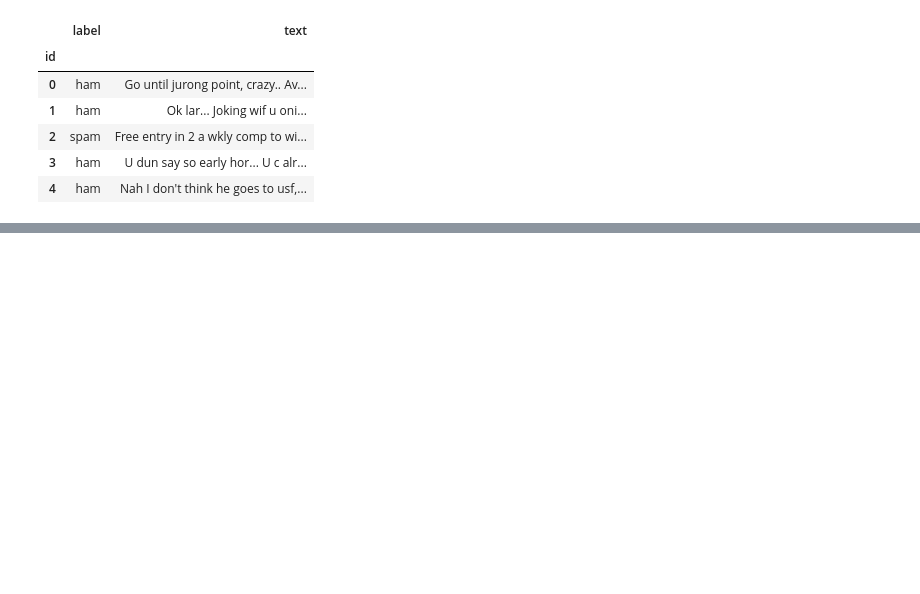
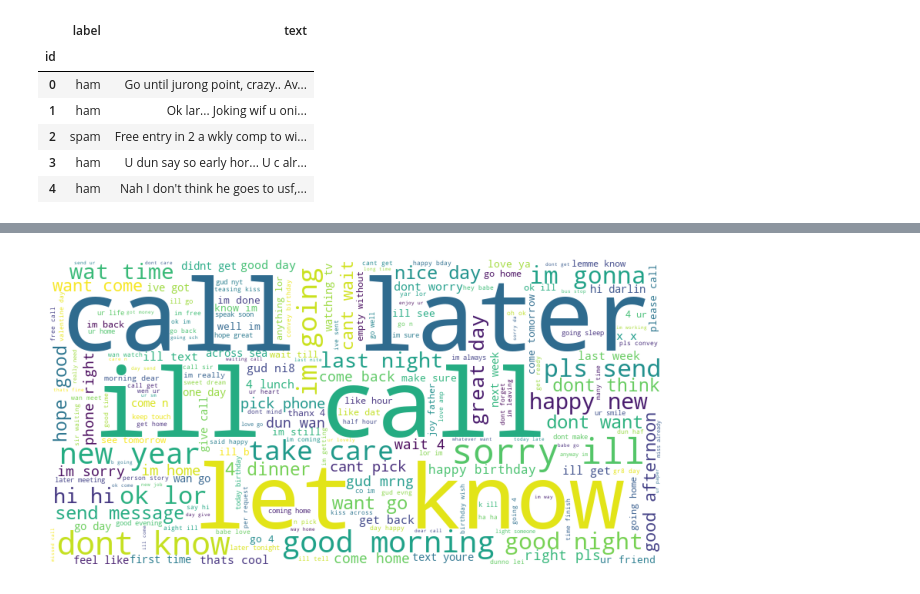
Before and after one commit to wherrickjr/natural-language-processing-exercises, a Jupyter notebook: explore.ipynb, the cells around one changed output, grey strips where cells are left out. Drawn from its saved outputs; the diff is of its cells as text; code cells hidden in the pictures; blank space fills up the shorter version.

```diff
--- a/explore.ipynb
+++ b/explore.ipynb
@@ -132,0 +86,5 @@ TypeError: sequence item 0: expected str instance, int found
+# %%
+ham_words = clean(ham_words)
+# %%
+ham_bigrams = pd.Series(nltk.ngrams(ham_words, 2)).value_counts()
+ham_bigrams
@@ -132,0 +113,9 @@ TypeError: sequence item 0: expected str instance, int found
+# %%
+data1 = {k[0] + ' ' + k[1]: v for k, v in ham_bigrams.to_dict().items()}
+img1 = WordCloud(background_color='white', width=800, height=400).generate_from_frequencies(data1)
+plt.figure(figsize=(8, 4))
+plt.imshow(img1)
+plt.axis('off')
+plt.show()
+# %% [output]
+[figure, added]
```
Also changed, not shown: parts of 31 cells of this notebook.
